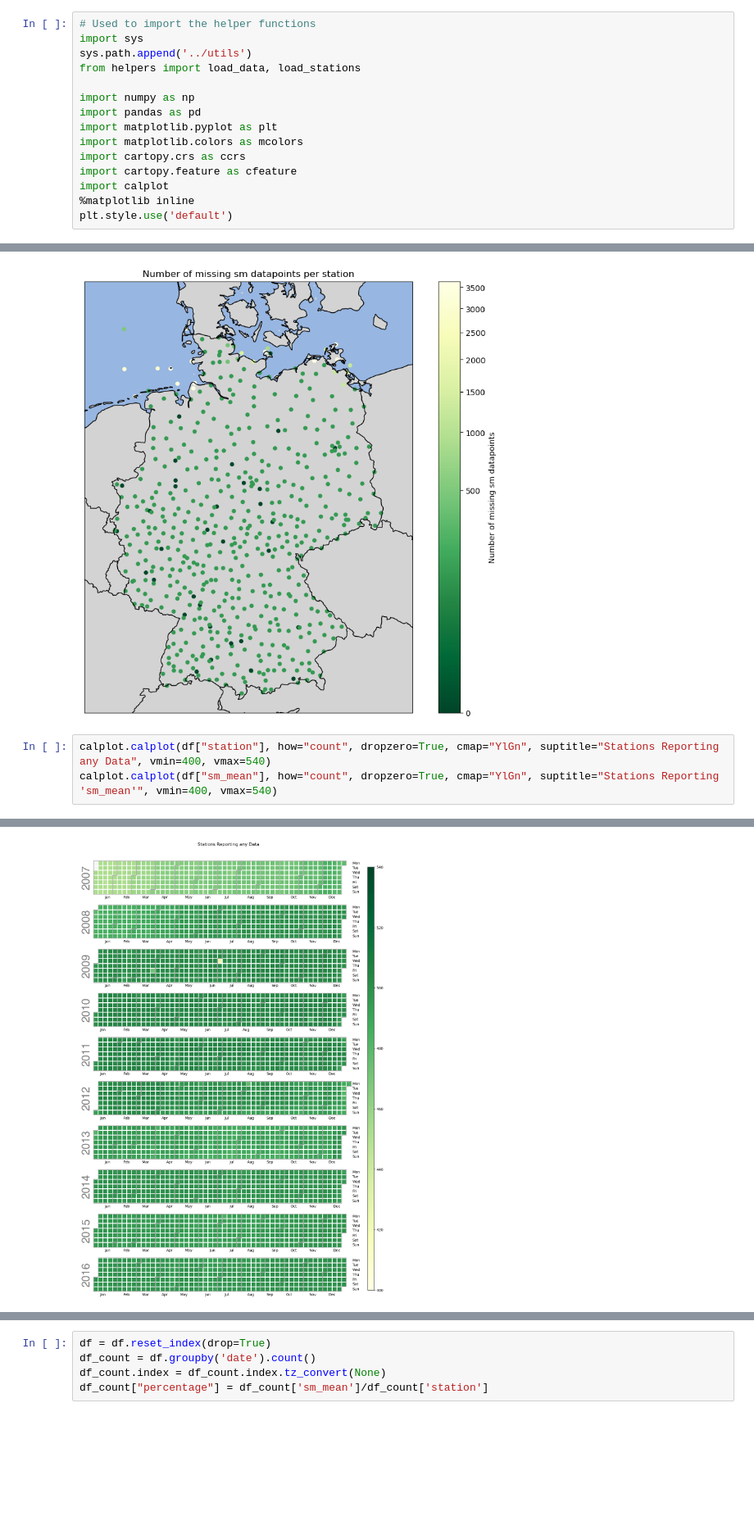
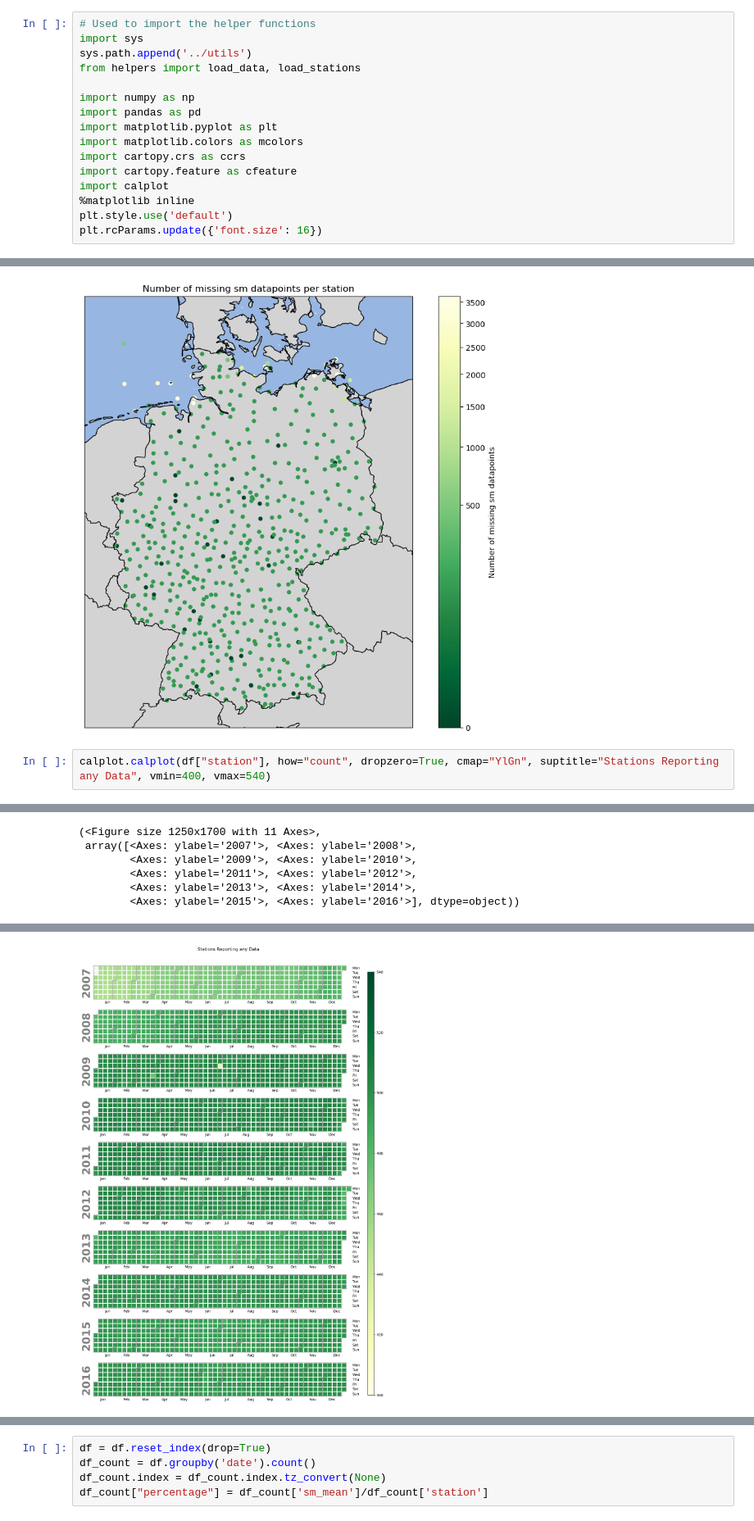
Before and after one commit to m-j-w-f/GNNPP, a Jupyter notebook: exploration/missing_data.ipynb, the cells around one changed output, grey strips where cells are left out. Shown at 82% size. Saved outputs shown, nothing was run; the diff lists cells and outputs as text; blank space fills up the shorter version.

```diff
--- a/exploration/missing_data.ipynb
+++ b/exploration/missing_data.ipynb
@@ -13,3 +13,4 @@ import cartopy.feature as cfeature
 import calplot
 %matplotlib inline
 plt.style.use('default')
+plt.rcParams.update({'font.size': 16})
@@ -103,5 +102,4 @@ ax.set_aspect(1 / np.cos(np.radians(lat_center)))
 [figure]
 # %%
 calplot.calplot(df["station"], how="count", dropzero=True, cmap="YlGn", suptitle="Stations Reporting any Data", vmin=400, vmax=540)
-calplot.calplot(df["sm_mean"], how="count", dropzero=True, cmap="YlGn", suptitle="Stations Reporting 'sm_mean'", vmin=400, vmax=540)
 # %% [output]
@@ -107,0 +117,6 @@ calplot.calplot(df["sm_mean"], how="count", dropzero=True, cmap="YlGn", suptitle
+(<Figure size 1250x1700 with 11 Axes>,
+ array([<Axes: ylabel='2007'>, <Axes: ylabel='2008'>,
+        <Axes: ylabel='2009'>, <Axes: ylabel='2010'>,
+        <Axes: ylabel='2011'>, <Axes: ylabel='2012'>,
+        <Axes: ylabel='2013'>, <Axes: ylabel='2014'>,
+        <Axes: ylabel='2015'>, <Axes: ylabel='2016'>], dtype=object))
@@ -108 +140 @@ calplot.calplot(df["sm_mean"], how="count", dropzero=True, cmap="YlGn", suptitle
-[figure, old version]
+[figure, new version]
```
Also changed, not shown: parts of 5 cells of this notebook, 21 other files.
